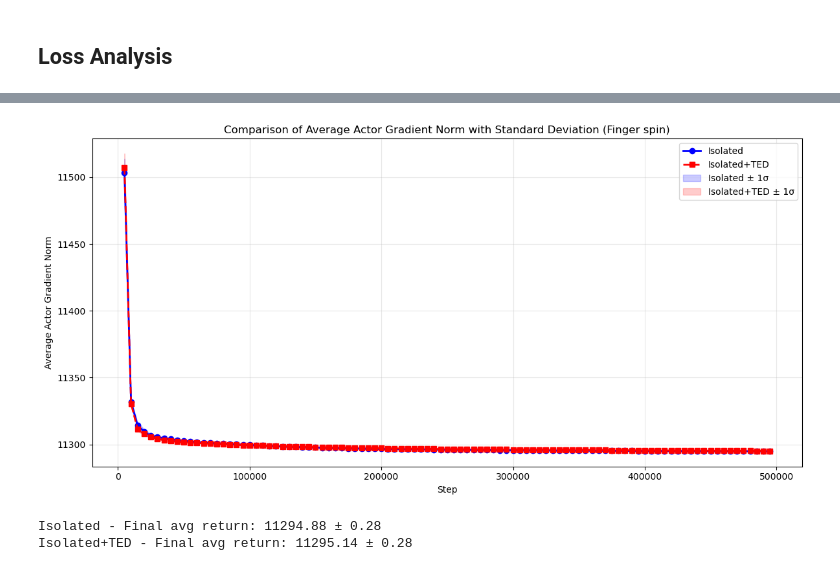
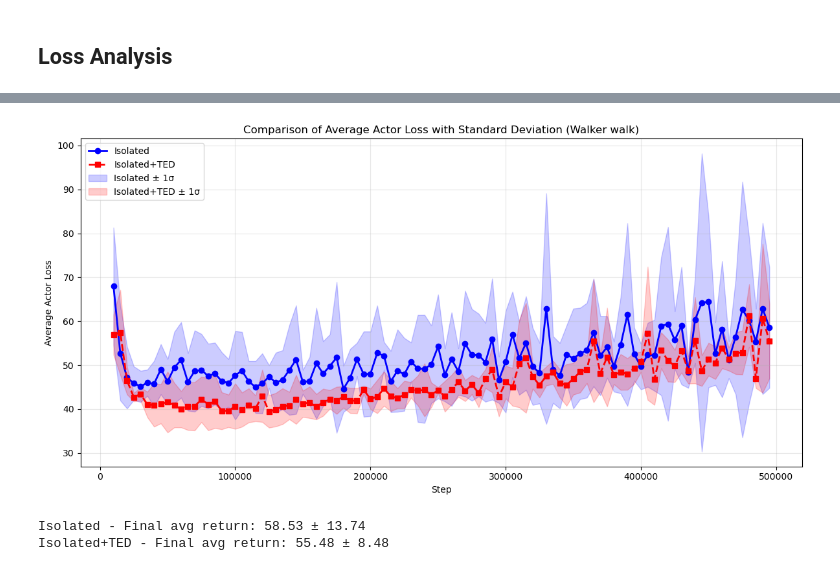
Before and after one commit to ChenFengTsai/MBRL_with_Isolated_Imaginations, a Jupyter notebook: metric.ipynb, the cells around one changed output, grey strips where cells are left out. Drawn from its saved outputs; the diff is of its cells as text; code cells hidden in the pictures.

```diff
--- a/metric.ipynb
+++ b/metric.ipynb
@@ -543,4 +570,9 @@ print(f"Isolated+TED - Final avg return: {avg_returns_2[-1]:.2f} ± {std_returns
 # %%
+import json
+import matplotlib.pyplot as plt
+import numpy as np
+from collections import defaultdict
+
 import json
 import matplotlib.pyplot as plt
 import numpy as np
@@ -553,10 +585,12 @@ def compute_avg_returns_with_std(file_paths):
             for line in f:
                 try:
                     data = json.loads(line)
-                    if 'image_loss' in data:
+                    if 'model_grad_norm' in data:
                         step = data['step']
-                        eval_return = data['image_loss']
-                        step_to_returns[step].append(eval_return)
+                        eval_return = data['model_grad_norm']
+                        # Filter out inf and nan values
+                        if np.isfinite(eval_return):
+                            step_to_returns[step].append(eval_return)
                 except json.JSONDecodeError:
                     continue
 
@@ -566,54 +600,64 @@ def compute_avg_returns_with_std(file_paths):
 
     for step in steps:
         returns = step_to_returns[step]
-        avg_returns.append(np.mean(returns))
-        std_returns.append(np.std(returns))
+        if returns:  # Only compute if we have valid data
+            avg_returns.append(np.mean(returns))
+            std_returns.append(np.std(returns))
+        else:
+            # Skip this step entirely if no valid data
+            continue
 
     return steps, avg_returns, std_returns
 
 # Group 1: iso (baseline)
-file_paths_1 = ['/storage/ssd1/richtsai1103/iso_ted/log/dmcbg_finger_spin/iso_1/metrics.jsonl',
-              '/storage/ssd1/richtsai1103/iso_ted/log/dmcbg_finger_spin/iso/metrics.jsonl',
-              '/storage/ssd1/richtsai1103/iso_ted/log/dmcbg_finger_spin/iso_2/metrics.jsonl']
+file_paths_1 = ['/storage/ssd1/richtsai1103/iso_ted/log/dmcbg_walker_walk/iso_1/metrics.jsonl',
+              '/storage/ssd1/richtsai1103/iso_ted/log/dmcbg_walker_walk/iso/metrics.jsonl',
+              '/storage/ssd1/richtsai1103/iso_ted/log/dmcbg_walker_walk/iso_2/metrics.jsonl',
+              '/storage/ssd1/richtsai1103/iso_ted/log/dmcbg_walker_walk/iso_3/metrics.jsonl',
+              '/storage/ssd1/richtsai1103/iso_ted/log/dmcbg_walker_walk/iso_5/metrics.jsonl',
+              '/storage/ssd1/richtsai1103/iso_ted/log/dmcbg_walker_walk/iso_6/metrics.jsonl',
+              '/storage/ssd1/richtsai1103/iso_ted/log/dmcbg_walker_walk/iso_7/metrics.jsonl']
 
 # Group 2: iso+ted
-file_paths_2 = ['/storage/ssd1/richtsai1103/iso_ted/log/dmcbg_finger_spin/iso_ted_1/metrics.jsonl',
-              '/storage/ssd1/richtsai1103/iso_ted/log/dmcbg_finger_spin/iso_ted/metrics.jsonl',
-              '/storage/ssd1/richtsai1103/iso_ted/log/dmcbg_finger_spin/iso_ted_2/metrics.jsonl']
+file_paths_2 = ['/storage/ssd1/richtsai1103/iso_ted/log/dmcbg_walker_walk/iso_ted_1/metrics.jsonl',
+              '/storage/ssd1/richtsai1103/iso_ted/log/dmcbg_walker_walk/iso_ted/metrics.jsonl',
+              '/storage/ssd1/richtsai1103/iso_ted/log/dmcbg_walker_walk/iso_ted_2/metrics.jsonl',
+              '/storage/ssd1/richtsai1103/iso_ted/log/dmcbg_walker_walk/iso_ted_3/metrics.jsonl',
+              '/storage/ssd1/richtsai1103/iso_ted/log/dmcbg_walker_walk/iso_ted_5/metrics.jsonl']
 
 # Compute average returns and standard deviations for both groups
 steps_1, avg_returns_1, std_returns_1 = compute_avg_returns_with_std(file_paths_1)
 steps_2, avg_returns_2, std_returns_2 = compute_avg_returns_with_std(file_paths_2)
 
 # Convert to numpy arrays for easier manipulation
 steps_1, avg_returns_1, std_returns_1 = np.array(steps_1), np.array(avg_returns_1), np.array(std_returns_1)
 steps_2, avg_returns_2, std_returns_2 = np.array(steps_2), np.array(avg_returns_2), np.array(std_returns_2)
 
 # Plotting
 plt.figure(figsize=(12, 6))
 
 # Plot mean lines
 plt.plot(steps_1, avg_returns_1, marker='o', linestyle='-', label='Isolated', color='blue', linewidth=2)
 plt.plot(steps_2, avg_returns_2, marker='s', linestyle='--', label='Isolated+TED', color='red', linewidth=2)
 
 # Add shaded regions for standard deviation
 plt.fill_between(steps_1, avg_returns_1 - std_returns_1, avg_returns_1 + std_returns_1,
                  alpha=0.2, color='blue', label='Isolated ± 1σ')
 plt.fill_between(steps_2, avg_returns_2 - std_returns_2, avg_returns_2 + std_returns_2,
                  alpha=0.2, color='red', label='Isolated+TED ± 1σ')
 
 plt.xlabel('Step')
-plt.ylabel('Average Actor Gradient Norm')
-plt.title('Comparison of Average Actor Gradient Norm with Standard Deviation (Finger spin)')
+plt.ylabel('Average Actor Loss')
+plt.title('Comparison of Average Actor Loss with Standard Deviation (Walker walk)')
 plt.legend()
 plt.grid(True, alpha=0.3)
 plt.tight_layout()
 plt.show()
 
 # Optional: Print some statistics
 print(f"Isolated - Final avg return: {avg_returns_1[-1]:.2f} ± {std_returns_1[-1]:.2f}")
 print(f"Isolated+TED - Final avg return: {avg_returns_2[-1]:.2f} ± {std_returns_2[-1]:.2f}")
 # %% [output]
-[figure, old version]
+[figure, new version]
-Isolated - Final avg return: 11294.88 ± 0.28
-Isolated+TED - Final avg return: 11295.14 ± 0.28
+Isolated - Final avg return: 58.53 ± 13.74
+Isolated+TED - Final avg return: 55.48 ± 8.48
```
Also changed, not shown: parts of 12 cells of this notebook, 11 other files.
